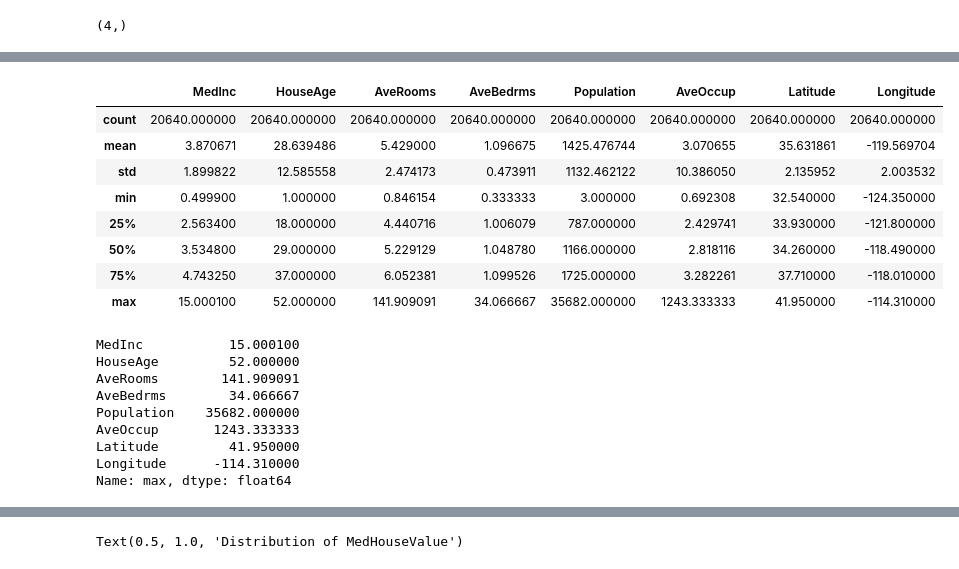
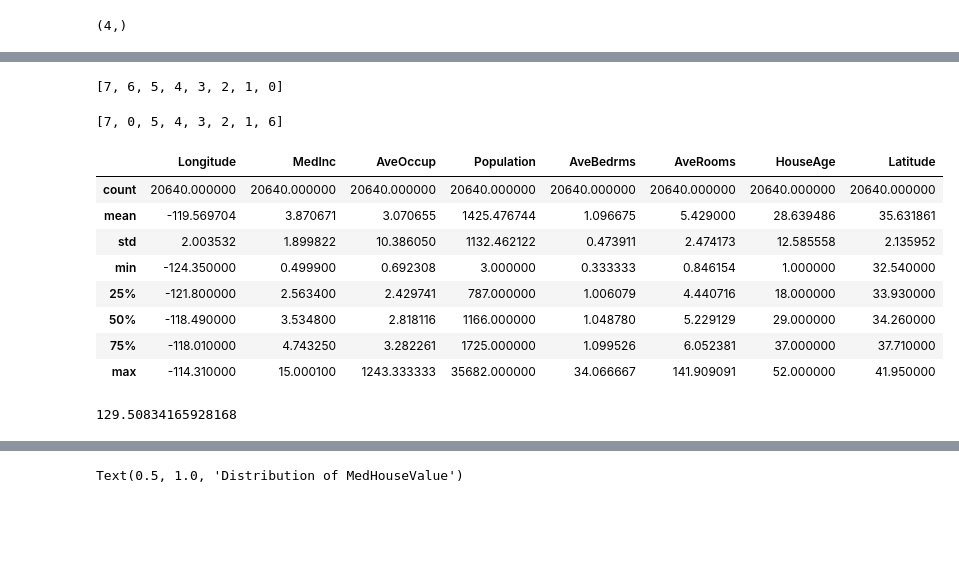
Before and after one commit to bipin-a/aidi-1100, a Jupyter notebook: lecture_material/Week6.ipynb, the cells around one changed output, grey strips where cells are left out. Saved outputs shown, nothing was run; the diff lists cells and outputs as text; code cells hidden in the pictures; blank space fills up the shorter version.

```diff
--- a/lecture_material/Week6.ipynb
+++ b/lecture_material/Week6.ipynb
@@ -63,6 +127,9 @@ housing['feature_names']
 # %%
-df = pd.DataFrame(housing['data'], columns=housing['feature_names'])
-df
+data_df = pd.DataFrame(
+    housing['data'],
+    columns=housing['feature_names']
+)
+data_df
 # %% [output]
 |  | MedInc | HouseAge | AveRooms | AveBedrms | Population | AveOccup | Latitude | Longitude |
 | 0 | 8.3252 | 41.0 | 6.984127 | 1.023810 | 322.0 | 2.555556 | 37.88 | -122.23 |
@@ -81,3 +148,5 @@ df
 housing.get('target')
 # %% [output]
 array([4.526, 3.585, 3.521, ..., 0.923, 0.847, 0.894])
+# %%
+data_df['MedHouseValue'] = housing.get('target')
@@ -84,4 +169,4 @@ array([4.526, 3.585, 3.521, ..., 0.923, 0.847, 0.894])
 # %%
 # Creating a new column
-df['MedHouseValue'] = housing.get('target')
+data_df['MedHouseValue'] = housing.get('target')
 # %%
@@ -256,6 +339,6 @@ pandas.core.series.Series
 # %%
 # Exercise 4: Generate a statistical summary for all numerical features (mean, median, standard deviation, etc.).
 
-df_desc = df.describe()
+df_desc = data_df.describe()
 df_desc
 # %% [output]
@@ -292,25 +371,26 @@ df
+# %%
+l
+# %% [output]
+[7, 6, 5, 4, 3, 2, 1, 0]
+# %%
+[7, 0, 5, 4, 3, 2, 1, 6]
+# %% [output]
+[7, 0, 5, 4, 3, 2, 1, 6]
 # %%
-df_desc
+# Using iloc to change the order
+df_desc.iloc[:,[7, 0, 5, 4, 3, 2, 1, 6]]
 # %% [output]
-|  | MedInc | HouseAge | AveRooms | AveBedrms | Population | AveOccup | Latitude | Longitude |
+|  | Longitude | MedInc | AveOccup | Population | AveBedrms | AveRooms | HouseAge | Latitude |
 | count | 20640.000000 | 20640.000000 | 20640.000000 | 20640.000000 | 20640.000000 | 20640.000000 | 20640.000000 | 20640.000000 |
-| mean | 3.870671 | 28.639486 | 5.429000 | 1.096675 | 1425.476744 | 3.070655 | 35.631861 | -119.569704 |
-| std | 1.899822 | 12.585558 | 2.474173 | 0.473911 | 1132.462122 | 10.386050 | 2.135952 | 2.003532 |
-| min | 0.499900 | 1.000000 | 0.846154 | 0.333333 | 3.000000 | 0.692308 | 32.540000 | -124.350000 |
-| 25% | 2.563400 | 18.000000 | 4.440716 | 1.006079 | 787.000000 | 2.429741 | 33.930000 | -121.800000 |
-| 50% | 3.534800 | 29.000000 | 5.229129 | 1.048780 | 1166.000000 | 2.818116 | 34.260000 | -118.490000 |
-| 75% | 4.743250 | 37.000000 | 6.052381 | 1.099526 | 1725.000000 | 3.282261 | 37.710000 | -118.010000 |
-| max | 15.000100 | 52.000000 | 141.909091 | 34.066667 | 35682.000000 | 1243.333333 | 41.950000 | -114.310000 |
+| mean | -119.569704 | 3.870671 | 3.070655 | 1425.476744 | 1.096675 | 5.429000 | 28.639486 | 35.631861 |
+| std | 2.003532 | 1.899822 | 10.386050 | 1132.462122 | 0.473911 | 2.474173 | 12.585558 | 2.135952 |
+| min | -124.350000 | 0.499900 | 0.692308 | 3.000000 | 0.333333 | 0.846154 | 1.000000 | 32.540000 |
+| 25% | -121.800000 | 2.563400 | 2.429741 | 787.000000 | 1.006079 | 4.440716 | 18.000000 | 33.930000 |
+| 50% | -118.490000 | 3.534800 | 2.818116 | 1166.000000 | 1.048780 | 5.229129 | 29.000000 | 34.260000 |
+| 75% | -118.010000 | 4.743250 | 3.282261 | 1725.000000 | 1.099526 | 6.052381 | 37.000000 | 37.710000 |
+| max | -114.310000 | 15.000100 | 1243.333333 | 35682.000000 | 34.066667 | 141.909091 | 52.000000 | 41.950000 |
 # %%
 # iloc = index location slicing
-df_desc.iloc[-1,:]
+df_desc.iloc[2,:].mean()
 # %% [output]
-MedInc           15.000100
-HouseAge         52.000000
-AveRooms        141.909091
-AveBedrms        34.066667
-Population    35682.000000
-AveOccup       1243.333333
-Latitude         41.950000
-Longitude      -114.310000
-Name: max, dtype: float64
+129.50834165928168
```
Also changed, not shown: parts of 127 cells of this notebook.
